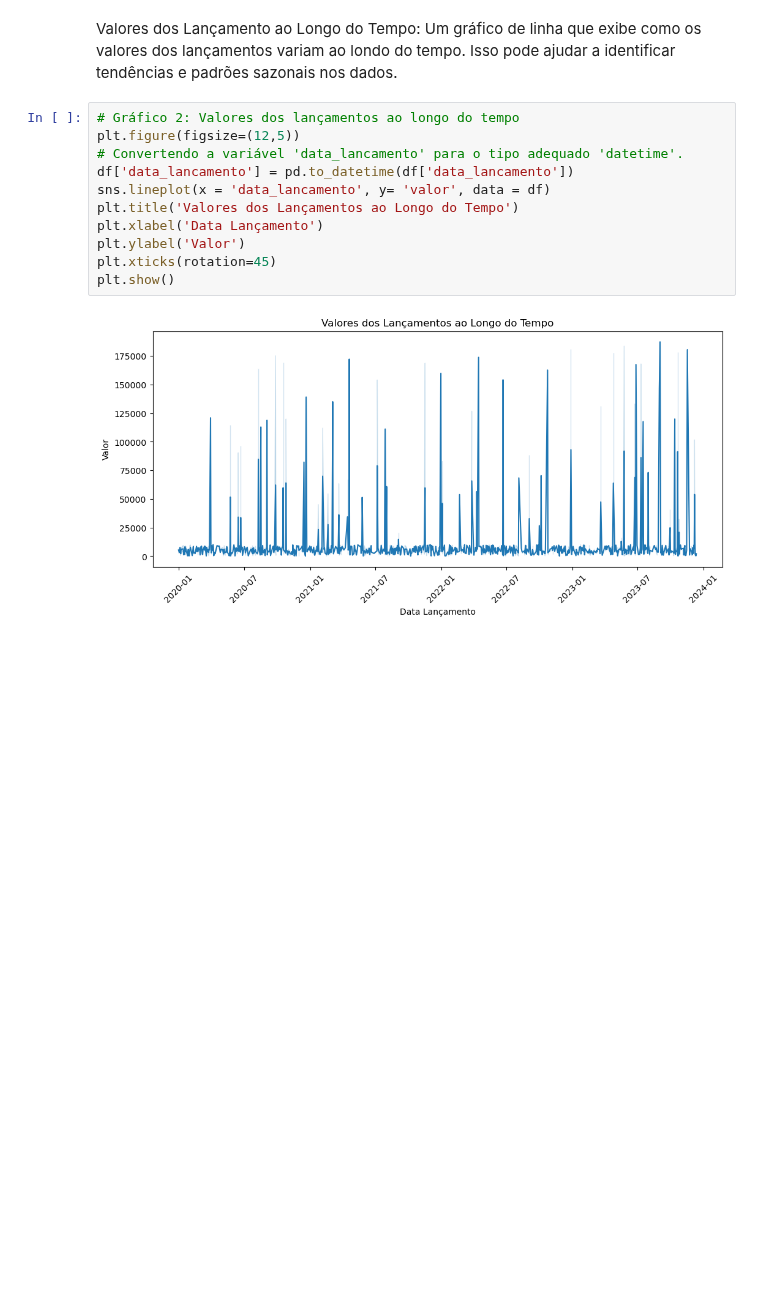
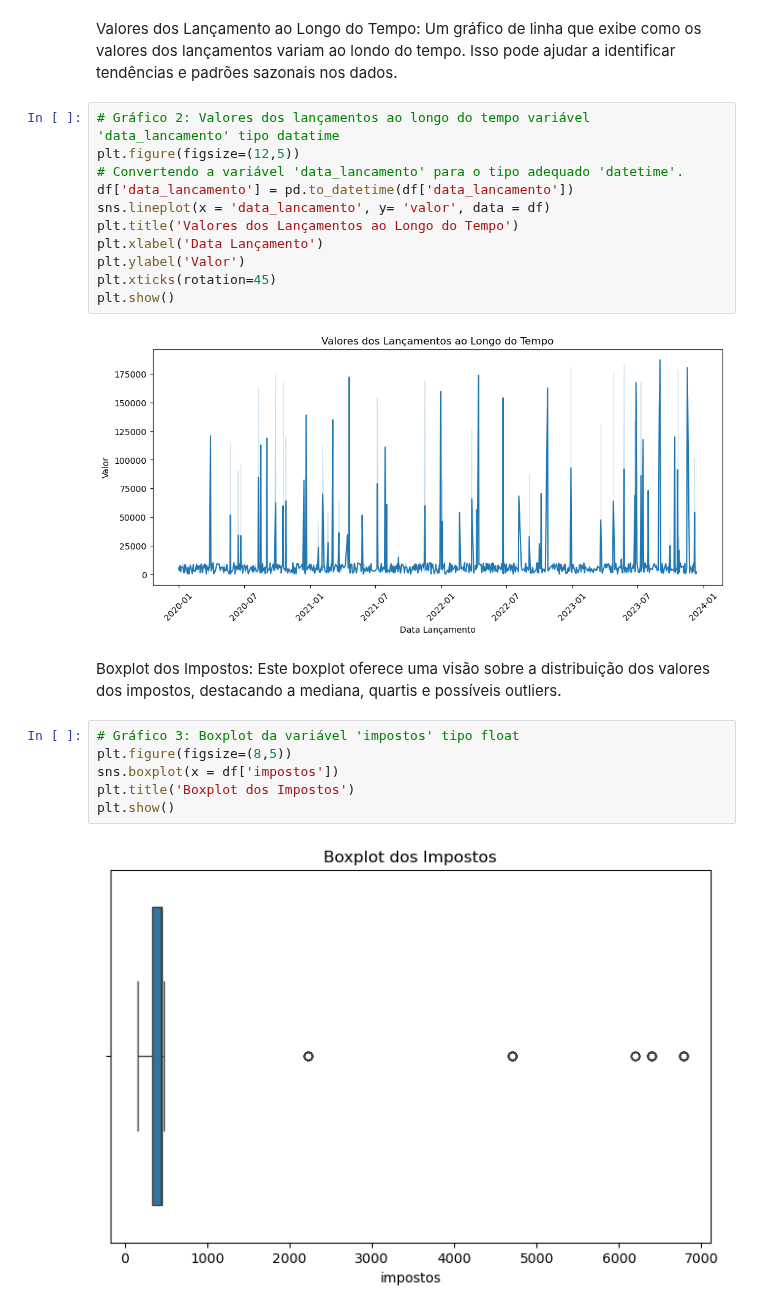
Before and after one commit to leojutsu/analise_de_dados, a Jupyter notebook: projeto4.ipynb, the cells around one changed output. Saved outputs shown, nothing was run; the diff lists cells and outputs as text; blank space fills up the shorter version.

```diff
--- a/projeto4.ipynb
+++ b/projeto4.ipynb
@@ -163,7 +176,7 @@ plt.show()
 # %% [markdown]
 Valores dos Lançamento ao Longo do Tempo: Um gráfico de linha que exibe como os valores dos lançamentos variam ao londo do tempo. Isso pode ajudar a identificar tendências e padrões sazonais nos dados.
 # %%
-# Gráfico 2: Valores dos lançamentos ao longo do tempo
+# Gráfico 2: Valores dos lançamentos ao longo do tempo variável 'data_lancamento' tipo datatime
 plt.figure(figsize=(12,5))
 # Convertendo a variável 'data_lancamento' para o tipo adequado 'datetime'.
 df['data_lancamento'] = pd.to_datetime(df['data_lancamento'])
@@ -175,3 +188,13 @@ plt.xticks(rotation=45)
 plt.show()
 # %% [output]
 [figure]
+# %% [markdown]
+Boxplot dos Impostos: Este boxplot oferece uma visão sobre a distribuição dos valores dos impostos, destacando a mediana, quartis e possíveis outliers.
+# %%
+# Gráfico 3: Boxplot da variável 'impostos' tipo float
+plt.figure(figsize=(8,5))
+sns.boxplot(x = df['impostos'])
+plt.title('Boxplot dos Impostos')
+plt.show()
+# %% [output]
+[figure, added]
```
Also changed, not shown: parts of 11 cells of this notebook.
